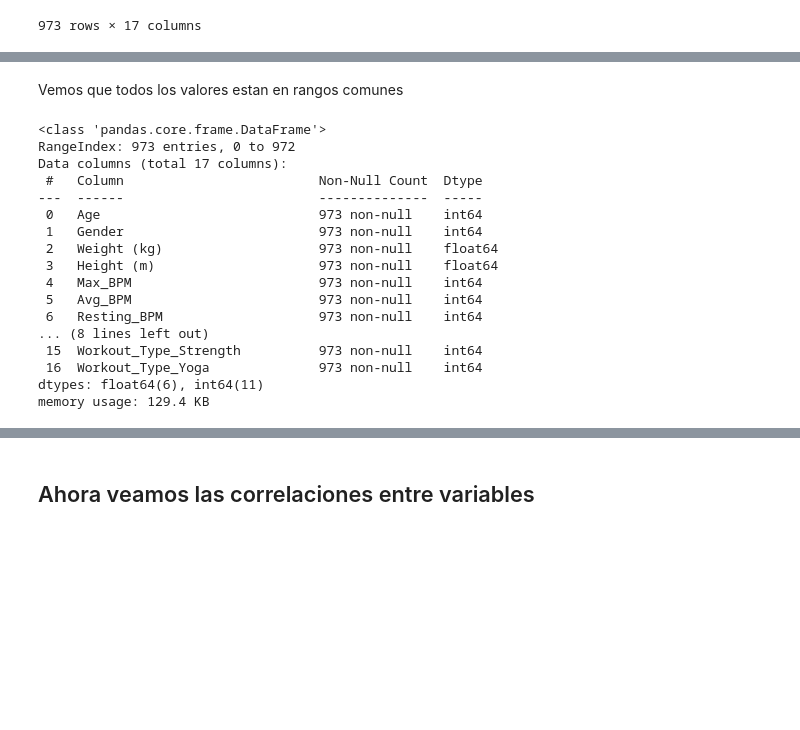
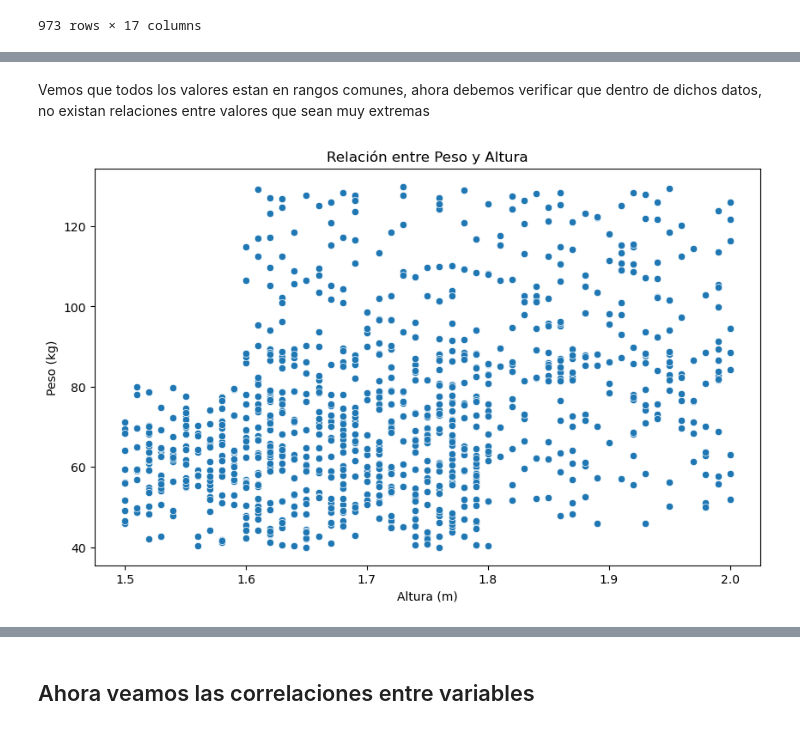
Before and after one commit to VicenteGarayR/Proyecto-mineria, a Jupyter notebook: Proyecto.ipynb, the cells around one changed output, grey strips where cells are left out. Saved outputs shown, nothing was run; the diff lists cells and outputs as text; code cells hidden in the pictures; blank space fills up the shorter version.

```diff
--- a/Proyecto.ipynb
+++ b/Proyecto.ipynb
@@ -72,24 +72,13 @@ df.describe()
 | 75% | 49.000000 | 1.000000 | 86.000000 | 1.80000 | 190.000000 | 156.000000 | 68.000000 | 1.460000 | ... |
 | max | 59.000000 | 1.000000 | 129.900000 | 2.00000 | 199.000000 | 169.000000 | 74.000000 | 2.000000 | ... |
 # %% [markdown]
-Vemos que todos los valores estan en rangos comunes
+Vemos que todos los valores estan en rangos comunes, ahora debemos verificar que dentro de dichos datos, no existan relaciones entre valores que sean muy extremas
-# %%
-df.info()
-# %% [output]
-<class 'pandas.core.frame.DataFrame'>
-RangeIndex: 973 entries, 0 to 972
-Data columns (total 17 columns):
- #   Column                         Non-Null Count  Dtype
----  ------                         --------------  -----
- 0   Age                            973 non-null    int64
- 1   Gender                         973 non-null    int64
- 2   Weight (kg)                    973 non-null    float64
- 3   Height (m)                     973 non-null    float64
- 4   Max_BPM                        973 non-null    int64
- 5   Avg_BPM                        973 non-null    int64
- 6   Resting_BPM                    973 non-null    int64
-... (8 lines left out)
- 15  Workout_Type_Strength          973 non-null    int64
- 16  Workout_Type_Yoga              973 non-null    int64
-dtypes: float64(6), int64(11)
-memory usage: 129.4 KB
+# %%
+plt.figure(figsize=(10, 6))
+sns.scatterplot(x='Height (m)', y='Weight (kg)', data=df)
+plt.title('Relación entre Peso y Altura')
+plt.xlabel('Altura (m)')
+plt.ylabel('Peso (kg)')
+plt.show()
+# %% [output]
+[figure, added]
```
Also changed, not shown: parts of 5 cells of this notebook.
